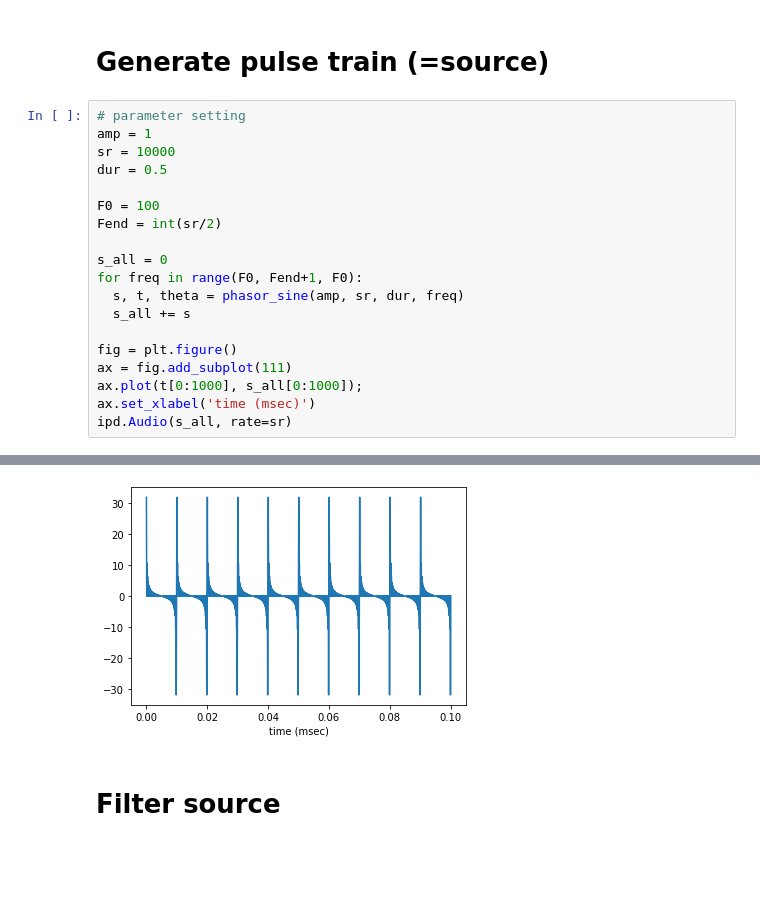
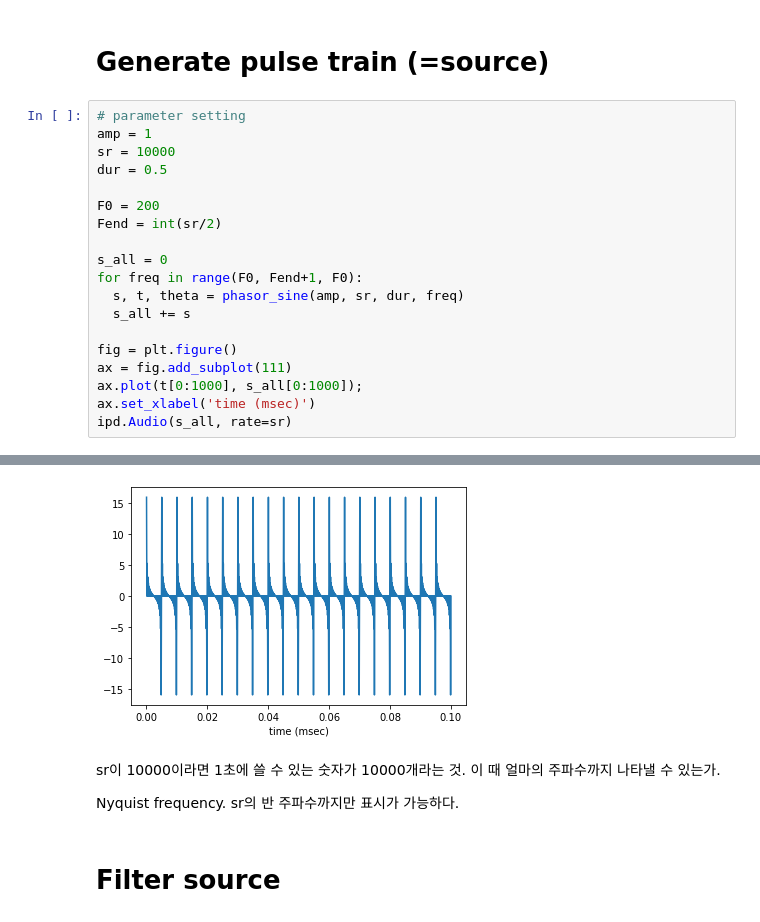
Before and after one commit to navistwon/class2021spring, a Jupyter notebook: 0510.ipynb, the cells around one changed output, grey strips where cells are left out. Cells and saved outputs as stored; diff of their text form; blank space fills up the shorter version.

```diff
--- a/0510.ipynb
+++ b/0510.ipynb
@@ -101,25 +101,29 @@ ipd.Audio(c.imag, rate=sr)
 # %%
 # parameter setting
 amp = 1
 sr = 10000
 dur = 0.5
 
-F0 = 100
+F0 = 200
 Fend = int(sr/2)
 
 s_all = 0
 for freq in range(F0, Fend+1, F0):
   s, t, theta = phasor_sine(amp, sr, dur, freq)
   s_all += s
 
 fig = plt.figure()
 ax = fig.add_subplot(111)
 ax.plot(t[0:1000], s_all[0:1000]);
 ax.set_xlabel('time (msec)')
 ipd.Audio(s_all, rate=sr)
 # %% [output]
 [interactive output not drawn]
-[figure, old version]
+[figure, new version]
+# %% [markdown]
+sr이 10000이라면 1초에 쓸 수 있는 숫자가 10000개라는 것. 이 때 얼마의 주파수까지 나타낼 수 있는가.
+
+Nyquist frequency. sr의 반 주파수까지만 표시가 가능하다.
 # %% [markdown]
 # Filter source
 # %% [markdown]
```
Also changed, not shown: parts of 9 cells of this notebook.
